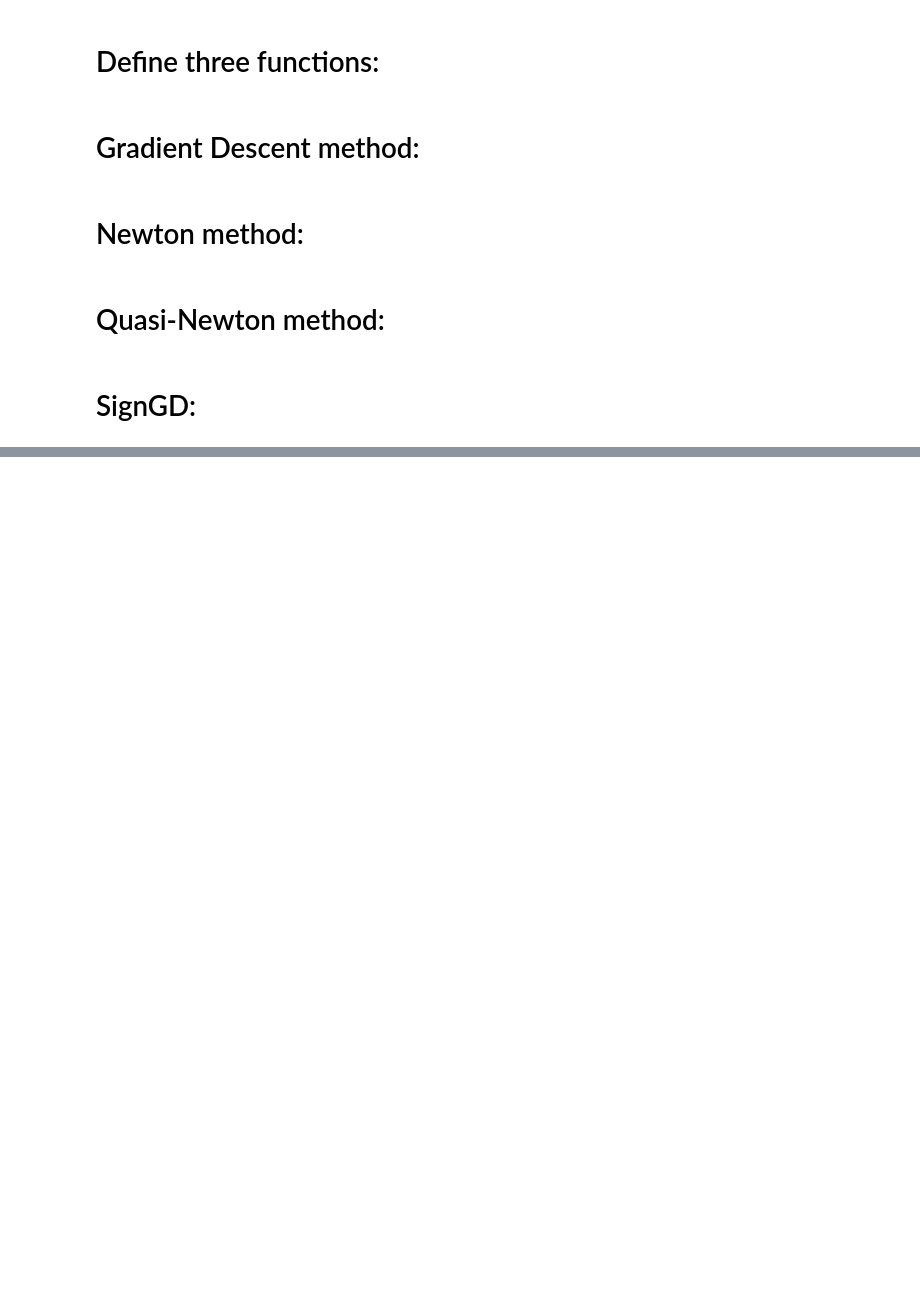
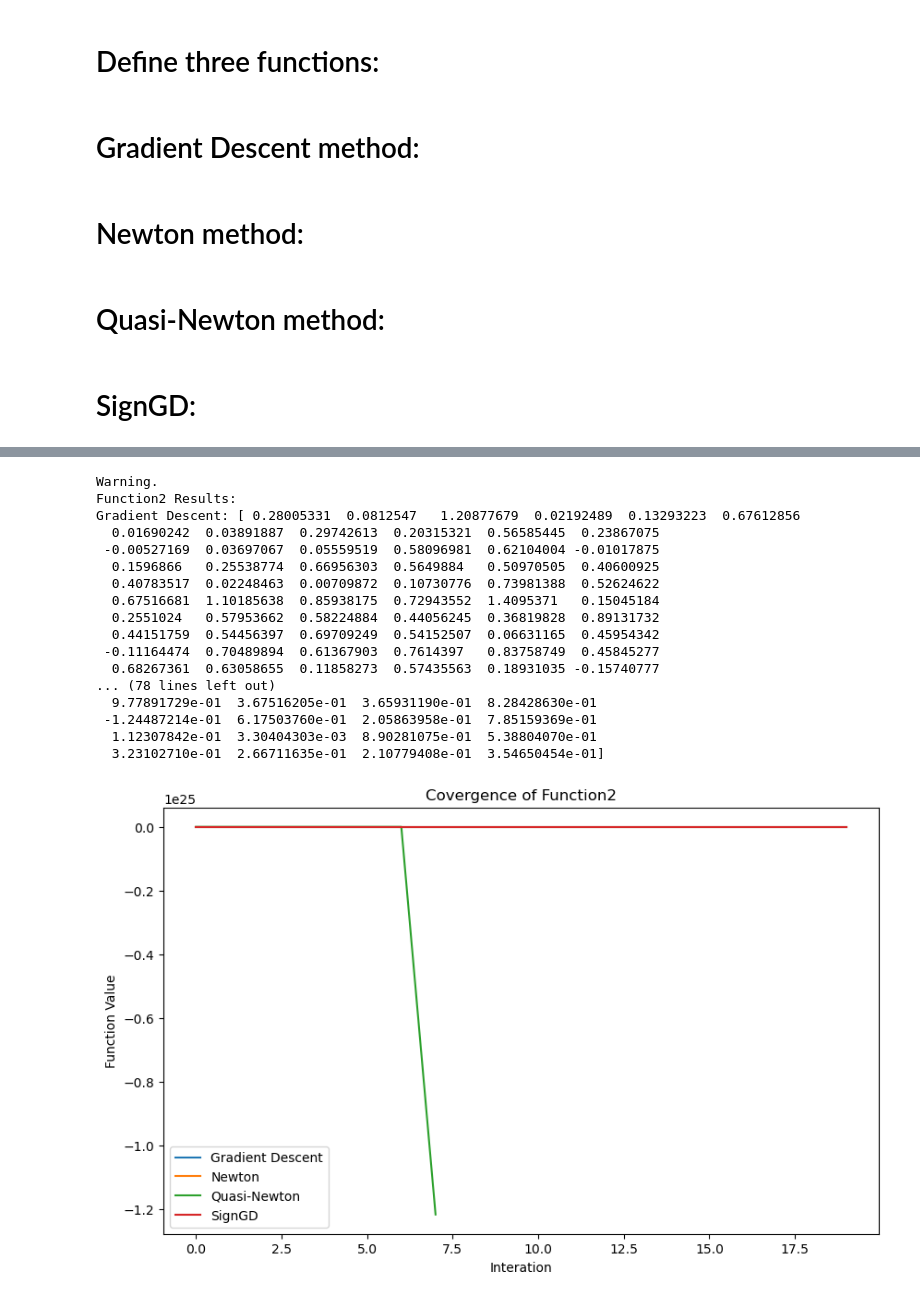
Before and after one commit to RogerRogerUSC/CISC820-Project2, a Jupyter notebook: project2_main.ipynb, the cells around one changed output, grey strips where cells are left out. Cells and saved outputs as stored; diff of their text form; code cells hidden in the pictures; blank space fills up the shorter version.

```diff
--- a/project2_main.ipynb
+++ b/project2_main.ipynb
@@ -209,0 +210,63 @@ Gradient Descent: [2.51972178e-01 9.38276105e-02 2.58355171e-01 4.11889248e-01
+# %%
+# ----- Function2 -----
+gd_result_f2, gd_history_f2 = gradient_descent(
+    lambda x: function2(x, A, b, c),
+    lambda x: grad_function2(x, A, b, c),
+    x0_f2,
+    max_iter=20,
+)
+newton_result_f2, newton_history_f2 = newton_method(
+    lambda x: function2(x, A, b, c),
+    lambda x: grad_function2(x, A, b, c),
+    lambda x: hessian_function2(x, A, b),
+    x0_f2,
+    max_iter=20,
+)
+quasi_newton_result_f2, quasi_newton_history_f2 = quasi_newton(
+    lambda x: function2(x, A, b, c),
+    lambda x: grad_function2(x, A, b, c),
+    x0_f2,
+    max_iter=20,
+)
+signgd_result_f2, signgd_history_f2 = signgd(
+    lambda x: function2(x, A, b, c),
+    lambda x: grad_function2(x, A, b, c),
+    x0_f2,
+    max_iter=20,
+)
+
+print("Function2 Results:")
+print("Gradient Descent:", gd_result_f2)
+print("Newton:", newton_result_f2)
+print("QuasiNewton:", quasi_newton_result_f2)
+print("SignGD:", signgd_result_f2)
+
+plt.figure(figsize=(10, 6))
+plt.plot(gd_history_f2, label="Gradient Descent")
+plt.plot(newton_history_f2, label="Newton")
+plt.plot(quasi_newton_history_f2, label="Quasi-Newton")
+plt.plot(signgd_history_f2, label="SignGD")
+plt.xlabel("Interation")
+plt.ylabel("Function Value")
+plt.title("Covergence of Function2")
+plt.legend()
+plt.show()
+# %% [output]
+Warning.
+Function2 Results:
+Gradient Descent: [ 0.28005331  0.0812547   1.20877679  0.02192489  0.13293223  0.67612856
+  0.01690242  0.03891887  0.29742613  0.20315321  0.56585445  0.23867075
+ -0.00527169  0.03697067  0.05559519  0.58096981  0.62104004 -0.01017875
+  0.1596866   0.25538774  0.66956303  0.5649884   0.50970505  0.40600925
+  0.40783517  0.02248463  0.00709872  0.10730776  0.73981388  0.52624622
+  0.67516681  1.10185638  0.85938175  0.72943552  1.4095371   0.15045184
+  0.2551024   0.57953662  0.58224884  0.44056245  0.36819828  0.89131732
+  0.44151759  0.54456397  0.69709249  0.54152507  0.06631165  0.45954342
+ -0.11164474  0.70489894  0.61367903  0.7614397   0.83758749  0.45845277
+  0.68267361  0.63058655  0.11858273  0.57435563  0.18931035 -0.15740777
+... (78 lines left out)
+  9.77891729e-01  3.67516205e-01  3.65931190e-01  8.28428630e-01
+ -1.24487214e-01  6.17503760e-01  2.05863958e-01  7.85159369e-01
+  1.12307842e-01  3.30404303e-03  8.90281075e-01  5.38804070e-01
+  3.23102710e-01  2.66711635e-01  2.10779408e-01  3.54650454e-01]
+[figure, added]
```
Also changed, not shown: parts of 2 cells of this notebook.
